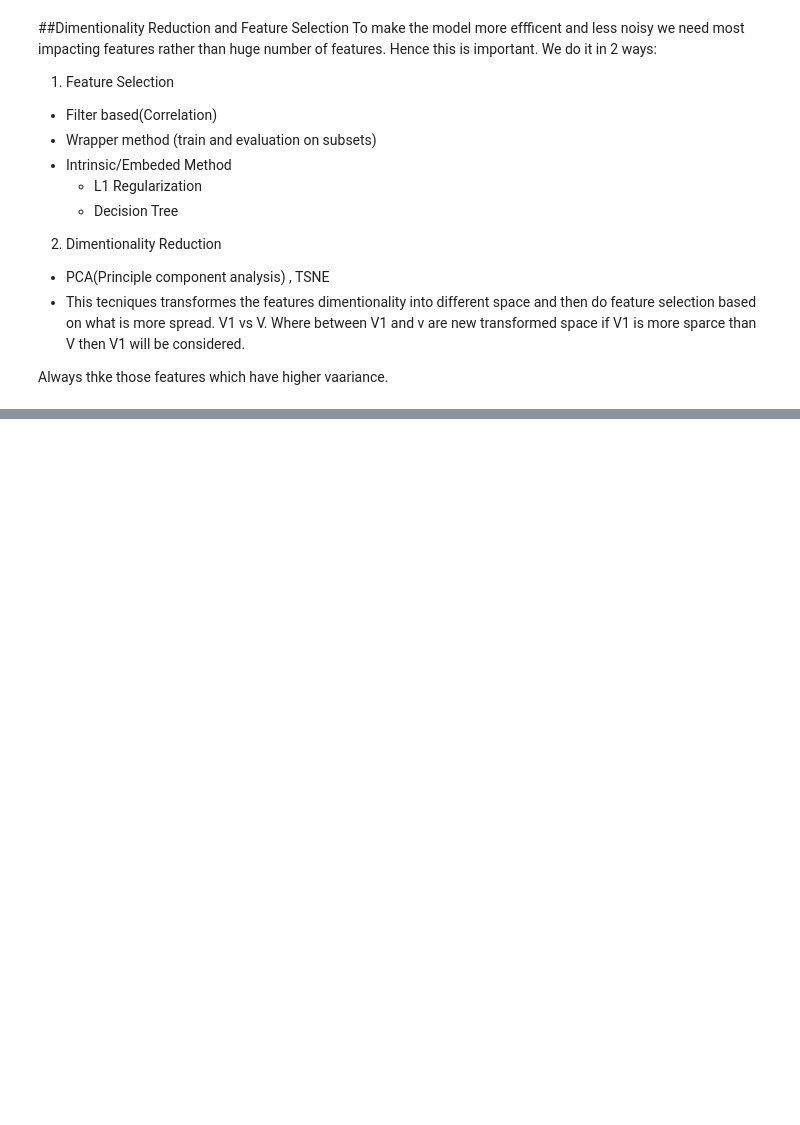
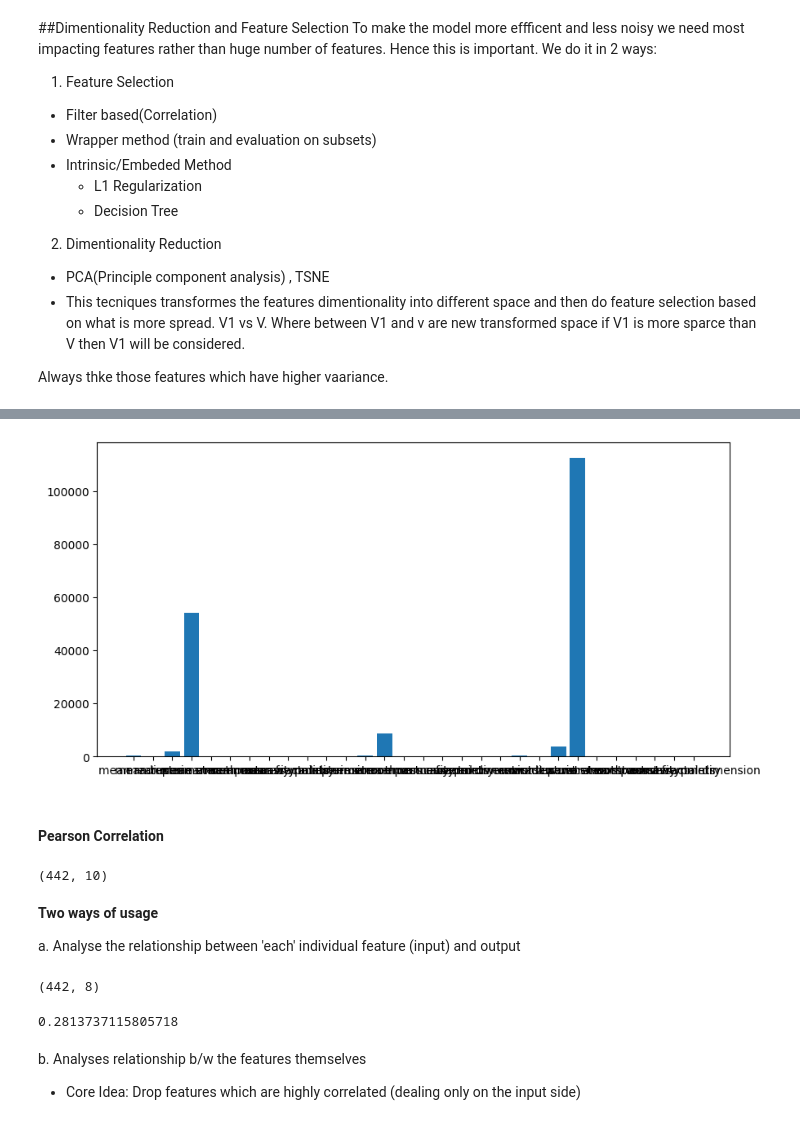
Before and after one commit to skp163/AlphaML, a Jupyter notebook: AlphaMl_notebook.ipynb, the cells around one changed output, grey strips where cells are left out. Saved outputs shown, nothing was run; the diff lists cells and outputs as text; code cells hidden in the pictures; blank space fills up the shorter version.

```diff
--- a/AlphaMl_notebook.ipynb
+++ b/AlphaMl_notebook.ipynb
@@ -1190,0 +1335,9 @@ formula (xi - Xmean)*(Zi-Zmean) / n - 1 : if the result is positive then both va
+# %%
+from sklearn.datasets import load_breast_cancer
+from sklearn.linear_model import LogisticRegression
+dataset = load_breast_cancer()
+# %%
+x = dataset['data']
+y = dataset['target']
+feature_names = dataset['feature_names']
+print(x.shape)
@@ -1190,0 +1416,21 @@ formula (xi - Xmean)*(Zi-Zmean) / n - 1 : if the result is positive then both va
+# %%
+# Visualise Feature Selection
+plt.figure(figsize=(10, 5))
+plt.bar(feature_names, chi2(x, y)[0])
+plt.show()
+# %% [output]
+[figure, added]
+# %% [markdown]
+#### Pearson Correlation
+# %%
+dataset = load_diabetes()
+x = dataset['data']
+y = dataset['target']
+feature_names = dataset['feature_names']
+print(x.shape)
+# %% [output]
+(442, 10)
+# %% [markdown]
+**Two ways of usage**
+
+a. Analyse the relationship between 'each' individual feature (input) and output
@@ -1190,0 +1439,16 @@ formula (xi - Xmean)*(Zi-Zmean) / n - 1 : if the result is positive then both va
+# %%
+x_new = SelectKBest(f_regression, k=8).fit_transform(x, y)
+print(x_new.shape)
+# %% [output]
+(442, 8)
+# %%
+x_train, x_test, y_train, y_test = train_test_split(x_new, y, test_size=0.2)
+model = LinearRegression()
+model.fit(x_train, y_train)
+y_pred = model.predict(x_test)
+print(r2_score(y_test, y_pred))
+# %% [output]
+0.2813737115805718
+# %% [markdown]
+b. Analyses relationship b/w the features themselves
+- Core Idea: Drop features which are highly correlated (dealing only on the input side)
```
Also changed, not shown: parts of 55 cells of this notebook, 1 other file.
